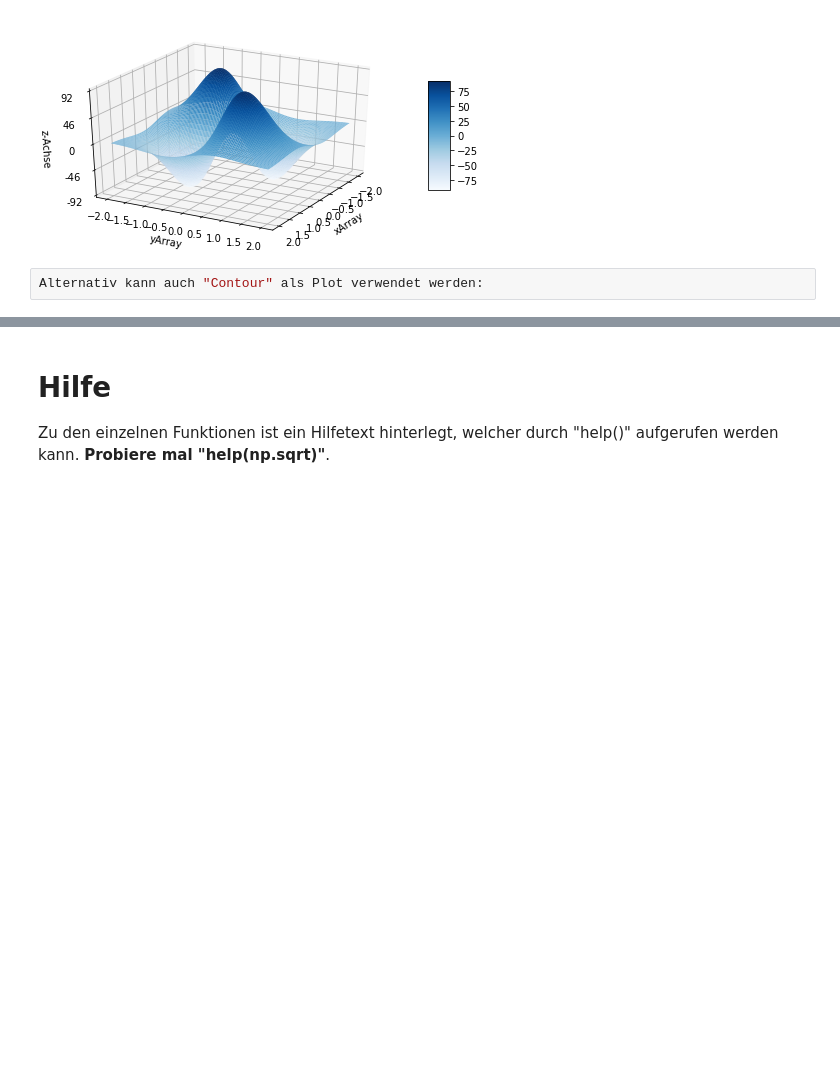
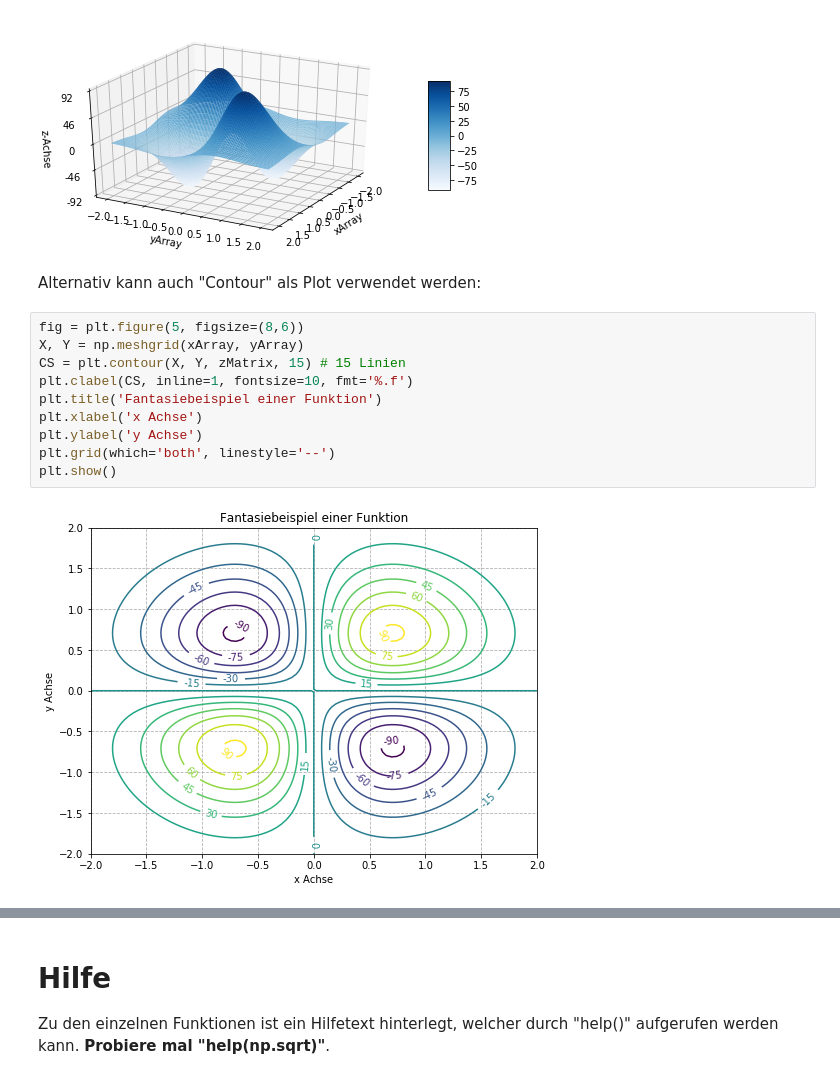
Before and after one commit to markstaler/pv4ing, a Jupyter notebook: IntroPython.ipynb, the cells around one changed output, grey strips where cells are left out. Drawn from its saved outputs; the diff is of its cells as text; blank space fills up the shorter version.

```diff
--- a/IntroPython.ipynb
+++ b/IntroPython.ipynb
@@ -307,5 +307,17 @@ plt.show()
 plt.close('fig')
 # %% [output]
 [figure]
-# %%
-Alternativ kann auch "Contour" als Plot verwendet werden:
+# %% [markdown]
+Alternativ kann auch "Contour" als Plot verwendet werden:
+# %%
+fig = plt.figure(5, figsize=(8,6))
+X, Y = np.meshgrid(xArray, yArray)
+CS = plt.contour(X, Y, zMatrix, 15) # 15 Linien
+plt.clabel(CS, inline=1, fontsize=10, fmt='%.f')
+plt.title('Fantasiebeispiel einer Funktion')
+plt.xlabel('x Achse')
+plt.ylabel('y Achse')
+plt.grid(which='both', linestyle='--')
+plt.show()
+# %% [output]
+[figure, added]
```
Also changed, not shown: parts of 13 cells of this notebook, 1 other file.
